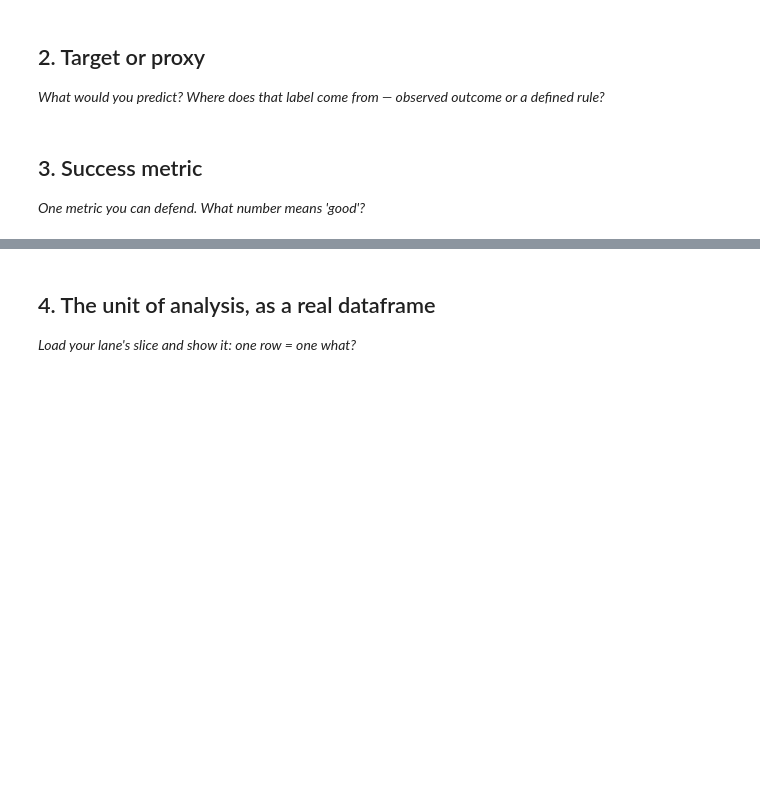
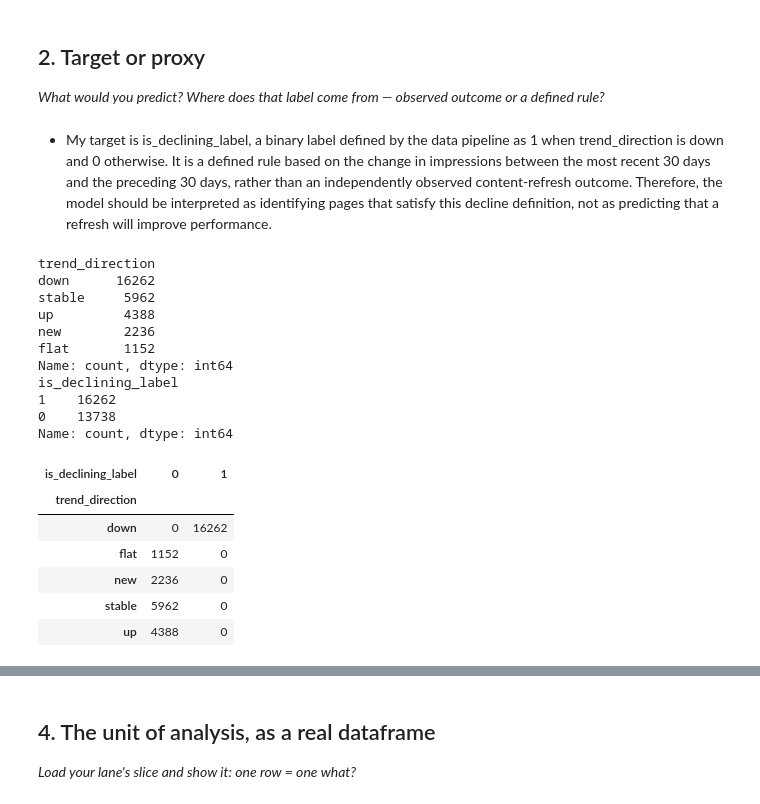
Before and after one commit to bangash-ds/flyrank-ml-internship, a Jupyter notebook: work/notebooks/w02_ml_task_framing.ipynb, the cells around one changed output, grey strips where cells are left out. Cells and saved outputs as stored; diff of their text form; code cells hidden in the pictures; blank space fills up the shorter version.

```diff
--- a/work/notebooks/w02_ml_task_framing.ipynb
+++ b/work/notebooks/w02_ml_task_framing.ipynb
@@ -23,4 +54,32 @@ This skeleton is yours to fill. Work the sections **in order** — each one has
-# %% [markdown]
-## 3. Success metric
-
-*One metric you can defend. What number means 'good'?*
+# %% [markdown]
+- My target is is_declining_label, a binary label defined by the data pipeline as 1 when trend_direction is down and 0 otherwise. It is a defined rule based on the change in impressions between the most recent 30 days and the preceding 30 days, rather than an independently observed content-refresh outcome. Therefore, the model should be interpreted as identifying pages that satisfy this decline definition, not as predicting that a refresh will improve performance.
+# %%
+print(df["trend_direction"].value_counts(dropna=False))
+
+print(df["is_declining_label"].value_counts())
+
+display(
+    pd.crosstab(
+        df["trend_direction"],
+        df["is_declining_label"]
+    )
+)
+# %% [output]
+trend_direction
+down      16262
+stable     5962
+up         4388
+new        2236
+flat       1152
+Name: count, dtype: int64
+is_declining_label
+1    16262
+0    13738
+Name: count, dtype: int64
+| is_declining_label | 0 | 1 |
+| trend_direction |  |  |
+| down | 0 | 16262 |
+| flat | 1152 | 0 |
+| new | 2236 | 0 |
+| stable | 5962 | 0 |
+| up | 4388 | 0 |
```
Also changed, not shown: parts of 13 cells of this notebook.
